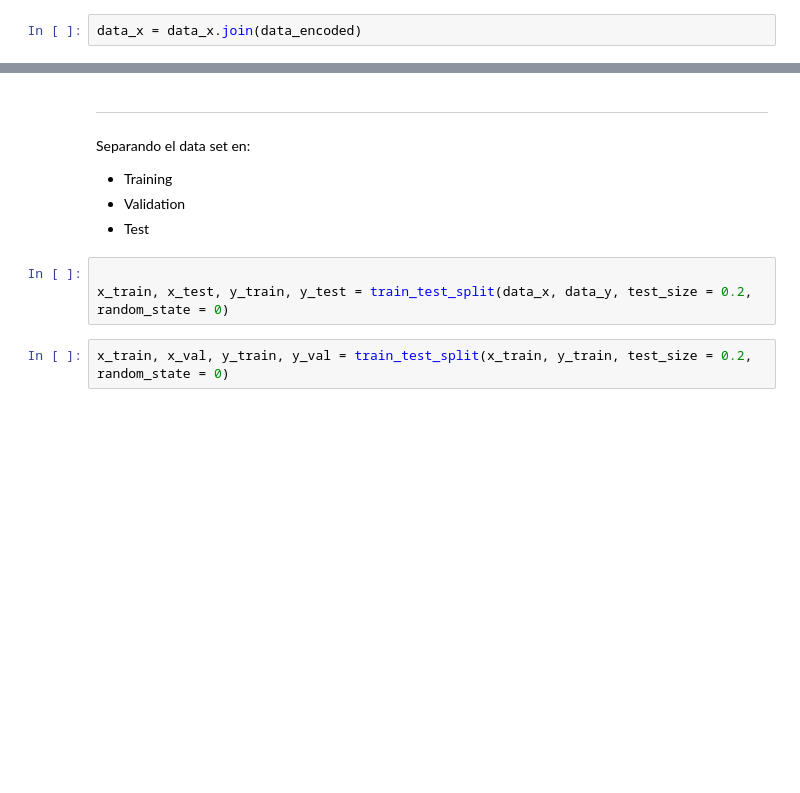
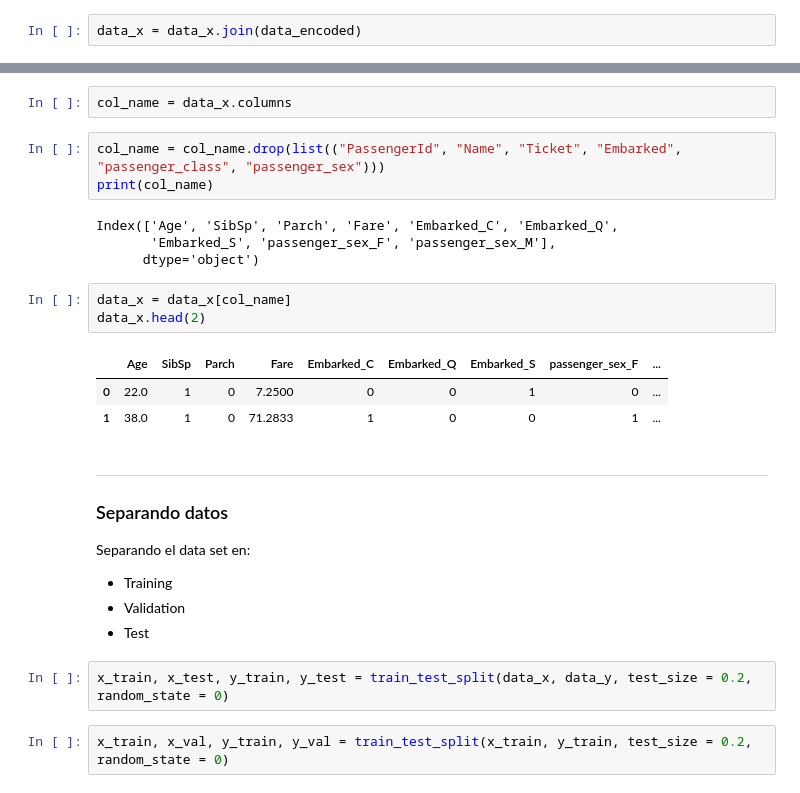
Before and after one commit to Kazeazul/Statistical_Learning, a Jupyter notebook: Proyecto/Proyecto_ML.ipynb, the cells around one changed output, grey strips where cells are left out. Drawn from its saved outputs; the diff is of its cells as text; blank space fills up the shorter version.

```diff
--- a/Proyecto/Proyecto_ML.ipynb
+++ b/Proyecto/Proyecto_ML.ipynb
@@ -170,11 +196,28 @@ data_x.head(2)
+# %%
+col_name = data_x.columns
+# %%
+col_name = col_name.drop(list(("PassengerId", "Name", "Ticket", "Embarked", "passenger_class", "passenger_sex")))
+print(col_name)
+# %% [output]
+Index(['Age', 'SibSp', 'Parch', 'Fare', 'Embarked_C', 'Embarked_Q',
+       'Embarked_S', 'passenger_sex_F', 'passenger_sex_M'],
+      dtype='object')
+# %%
+data_x = data_x[col_name]
+data_x.head(2)
+# %% [output]
+|  | Age | SibSp | Parch | Fare | Embarked_C | Embarked_Q | Embarked_S | passenger_sex_F | ... |
+| 0 | 22.0 | 1 | 0 | 7.2500 | 0 | 0 | 1 | 0 | ... |
+| 1 | 38.0 | 1 | 0 | 71.2833 | 1 | 0 | 0 | 1 | ... |
 # %% [markdown]
 ***
+### Separando datos
+
 Separando el data set en:
 * Training
 * Validation
 * Test
 # %%
-
 x_train, x_test, y_train, y_test = train_test_split(data_x, data_y, test_size = 0.2, random_state = 0)
 # %%
 x_train, x_val, y_train, y_val = train_test_split(x_train, y_train, test_size = 0.2, random_state = 0)
```
Also changed, not shown: parts of 47 cells of this notebook, 6 other files.
